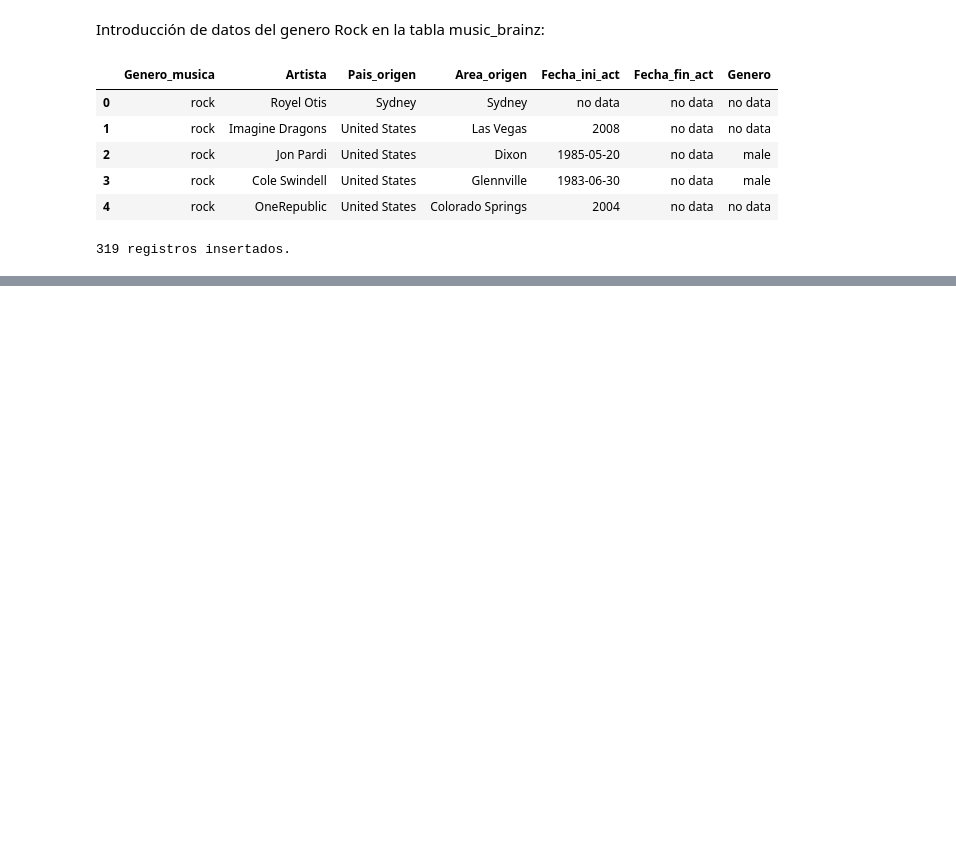
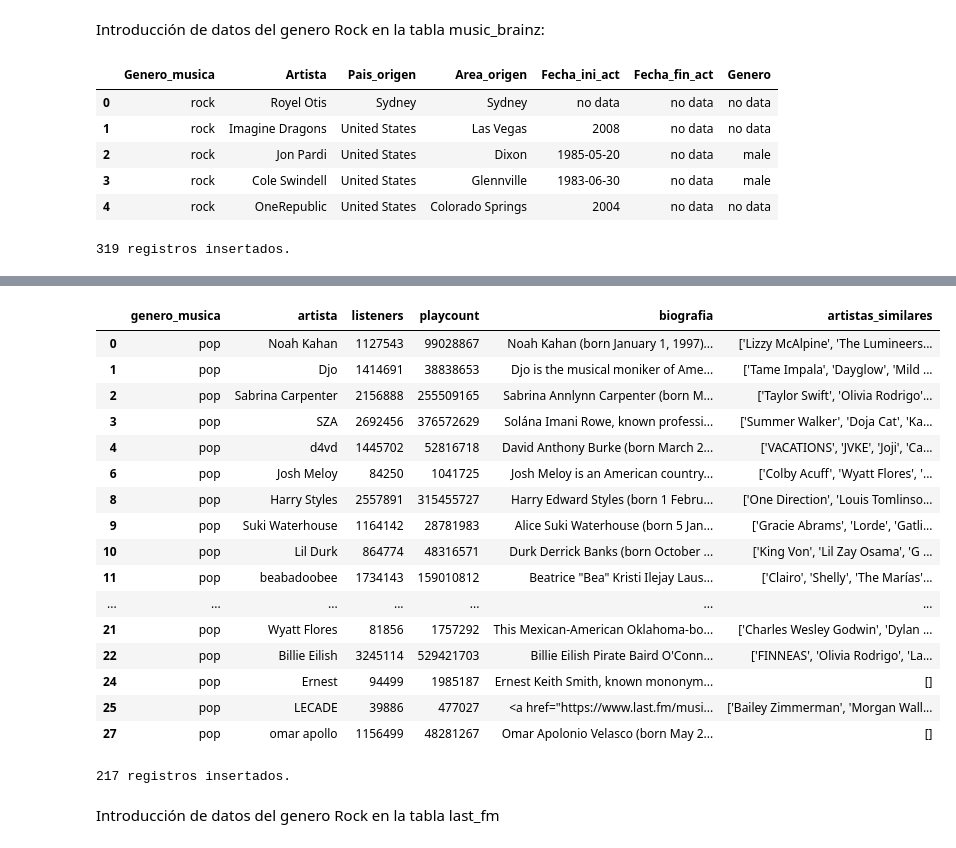
Before and after one commit to mtoledo-rgb/proyecto_spoty-api, a Jupyter notebook: Notebooks/BBDD_python_sql_VF.ipynb, the cells around one changed output, grey strips where cells are left out. Cells and saved outputs as stored; diff of their text form; code cells hidden in the pictures; blank space fills up the shorter version.

Commit message:
total inserción datos, y querys sql

```diff
--- a/Notebooks/BBDD_python_sql_VF.ipynb
+++ b/Notebooks/BBDD_python_sql_VF.ipynb
@@ -498,0 +660,12 @@ except mysql.connector.Error as err:
+# %%
+# Camino de donde esta el archivo csv para abrirlo como Dataframe
+
+pop_fm = pd.read_csv ("../Data/data_pop_fm.csv", index_col=0)
+# %%
+# Insertar la columna 'genero' para poder identificar estos datos en la tabla
+
+pop_fm.insert(0,"genero_musica","pop")
+# %%
+# Reemplazar NaN con 'no data' en todo el DataFrame
+
+pop_fm = pop_fm.fillna('no data')
@@ -498,0 +689,8 @@ except mysql.connector.Error as err:
+# %%
+# Borrar duplicados de la base de datos de last_fm
+
+pop_fm_sin_duplicados = pop_fm.drop_duplicates(subset=['artista'])
+
+# Guardar este csv en la carpeta
+
+pop_fm_sin_duplicados.to_csv('../Data/data_pop_final_fm.csv')
@@ -498,0 +701,39 @@ except mysql.connector.Error as err:
+# %%
+pop_fm_sin_duplicados.head(20)
+# %% [output]
+|  | genero_musica | artista | listeners | playcount | biografia | artistas_similares |
+| 0 | pop | Noah Kahan | 1127543 | 99028867 | Noah Kahan (born January 1, 1997)... | ['Lizzy McAlpine', 'The Lumineers... |
+| 1 | pop | Djo | 1414691 | 38838653 | Djo is the musical moniker of Ame... | ['Tame Impala', 'Dayglow', 'Mild ... |
+| 2 | pop | Sabrina Carpenter | 2156888 | 255509165 | Sabrina Annlynn Carpenter (born M... | ['Taylor Swift', 'Olivia Rodrigo'... |
+| 3 | pop | SZA | 2692456 | 376572629 | Solána Imani Rowe, known professi... | ['Summer Walker', 'Doja Cat', 'Ka... |
+| 4 | pop | d4vd | 1445702 | 52816718 | David Anthony Burke (born March 2... | ['VACATIONS', 'JVKE', 'Joji', 'Ca... |
+| 6 | pop | Josh Meloy | 84250 | 1041725 | Josh Meloy is an American country... | ['Colby Acuff', 'Wyatt Flores', '... |
+| 8 | pop | Harry Styles | 2557891 | 315455727 | Harry Edward Styles (born 1 Febru... | ['One Direction', 'Louis Tomlinso... |
+| 9 | pop | Suki Waterhouse | 1164142 | 28781983 | Alice Suki Waterhouse (born 5 Jan... | ['Gracie Abrams', 'Lorde', 'Gatli... |
+| 10 | pop | Lil Durk | 864774 | 48316571 | Durk Derrick Banks (born October ... | ['King Von', 'Lil Zay Osama', 'G ... |
+| 11 | pop | beabadoobee | 1734143 | 159010812 | Beatrice "Bea" Kristi Ilejay Laus... | ['Clairo', 'Shelly', 'The Marías'... |
+| ... | ... | ... | ... | ... | ... | ... |
+| 21 | pop | Wyatt Flores | 81856 | 1757292 | This Mexican-American Oklahoma-bo... | ['Charles Wesley Godwin', 'Dylan ... |
+| 22 | pop | Billie Eilish | 3245114 | 529421703 | Billie Eilish Pirate Baird O'Conn... | ['FINNEAS', 'Olivia Rodrigo', 'La... |
+| 24 | pop | Ernest | 94499 | 1985187 | Ernest Keith Smith, known mononym... | [] |
+| 25 | pop | LECADE | 39886 | 477027 | <a href="https://www.last.fm/musi... | ['Bailey Zimmerman', 'Morgan Wall... |
+| 27 | pop | omar apollo | 1156499 | 48281267 | Omar Apolonio Velasco (born May 2... | [] |
+# %%
+# Inserción de los datos en SQL
+
+mycursor = cnx.cursor()
+query_pop_fm = "INSERT INTO last_fm (genero_musica, artista, listeners, playcount, biografia, artistas_similares) VALUES (%s,%s,%s,%s,%s,%s)"
+
+try:
+    mycursor.executemany(query_pop_fm, pop_fm_lista)
+    cnx.commit()
+    print(mycursor.rowcount, "registros insertados.")
+except mysql.connector.Error as err:
+    print("Error:", err)
+    print("Error Code:", err.errno)
+    print("SQLSTATE:", err.sqlstate)
+    print("Message:", err.msg)
+# %% [output]
+217 registros insertados.
+# %% [markdown]
+Introducción de datos del genero Rock en la tabla last_fm
```
Also changed, not shown: parts of 29 cells of this notebook, 7 other files.
